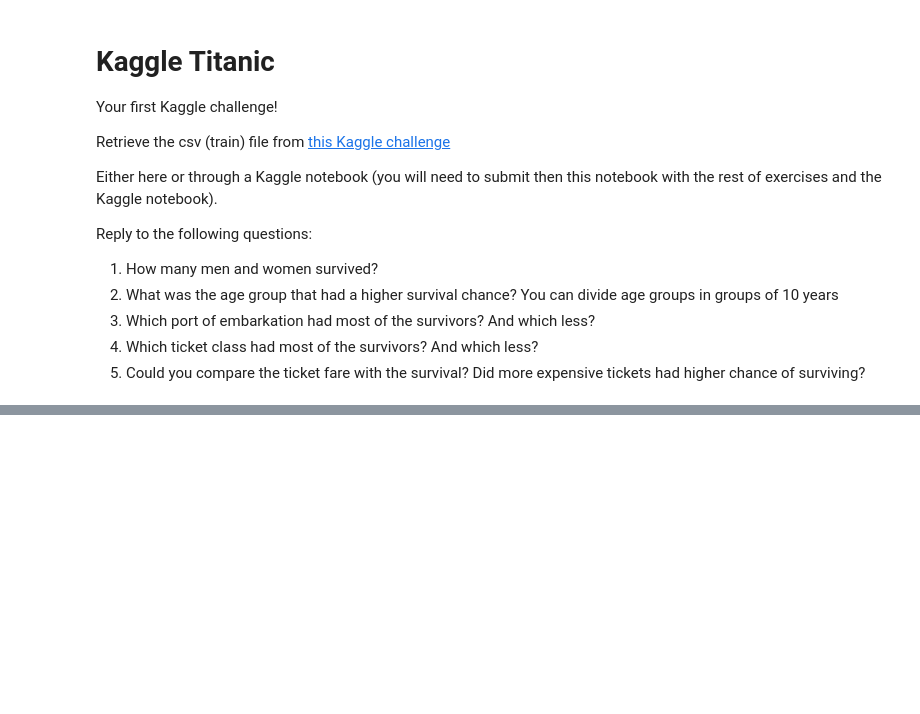
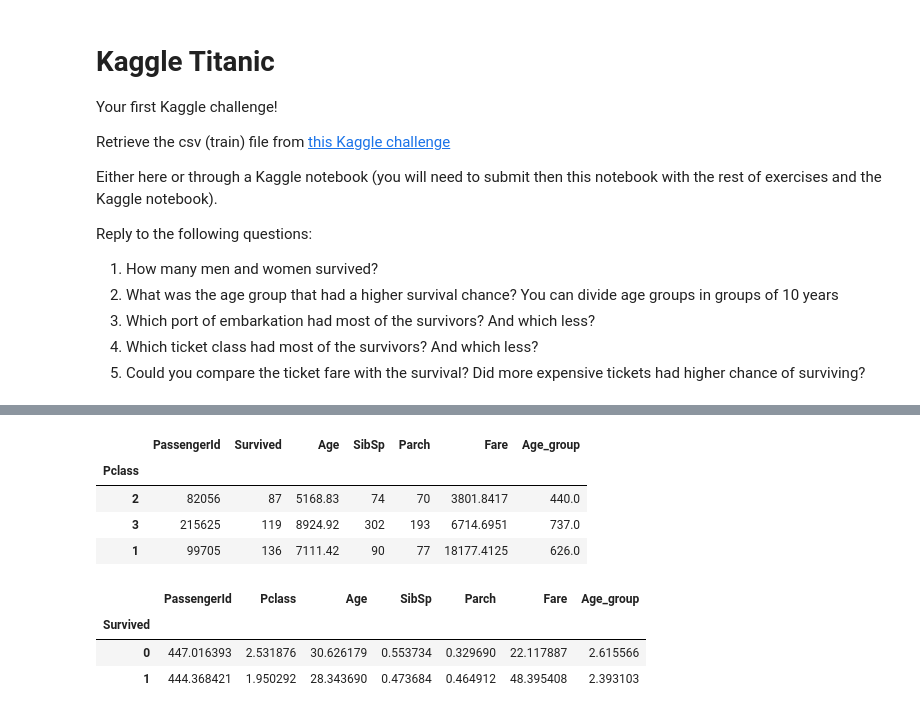
Before and after one commit to KhaldounN/first-project-, a Jupyter notebook: exercises/Session_3_4_EXERCISES.ipynb, the cells around one changed output, grey strips where cells are left out. Drawn from its saved outputs; the diff is of its cells as text; code cells hidden in the pictures; blank space fills up the shorter version.

```diff
--- a/exercises/Session_3_4_EXERCISES.ipynb
+++ b/exercises/Session_3_4_EXERCISES.ipynb
@@ -553,0 +608,39 @@ Reply to the following questions:
+# %%
+#Which ticket class had most of the survivors? And which less?
+data.groupby(by='Pclass').sum().sort_values(by='Survived')
+
+#answer : highest 1 and lowest is 2
+# %% [output]
+|  | PassengerId | Survived | Age | SibSp | Parch | Fare | Age_group |
+| Pclass |  |  |  |  |  |  |  |
+| 2 | 82056 | 87 | 5168.83 | 74 | 70 | 3801.8417 | 440.0 |
+| 3 | 215625 | 119 | 8924.92 | 302 | 193 | 6714.6951 | 737.0 |
+| 1 | 99705 | 136 | 7111.42 | 90 | 77 | 18177.4125 | 626.0 |
+# %%
+#Could you compare the ticket fare with the survival? Did more expensive tickets had higher chance of surviving?
+
+
+#calcualte survival ratio by class
+survival_ratio = data[data['Survived'] == 1].groupby(by='Pclass').count() / data.groupby(by='Pclass').count()
+
+ratio_p = survival_ratio.iloc[:,1].to_frame().sort_values(by='Pclass')
+
+#calcualte average price per ticket
+
+price_p =  data.groupby(by='Pclass').mean().sort_values(by='Pclass')
+
+#merge mean price and survival ratio and compare results
+comp_data = pd.concat([price_p.iloc[:,5] , ratio_p] , axis=1)
+
+comp_data
+#answer .. the more you pay the more your surival
+
+#other way
+data.groupby(by='Survived').mean()
+
+#ppl who paid more survived
+# %% [output]
+|  | PassengerId | Pclass | Age | SibSp | Parch | Fare | Age_group |
+| Survived |  |  |  |  |  |  |  |
+| 0 | 447.016393 | 2.531876 | 30.626179 | 0.553734 | 0.329690 | 22.117887 | 2.615566 |
+| 1 | 444.368421 | 1.950292 | 28.343690 | 0.473684 | 0.464912 | 48.395408 | 2.393103 |
```
Also changed, not shown: parts of 4 cells of this notebook.
